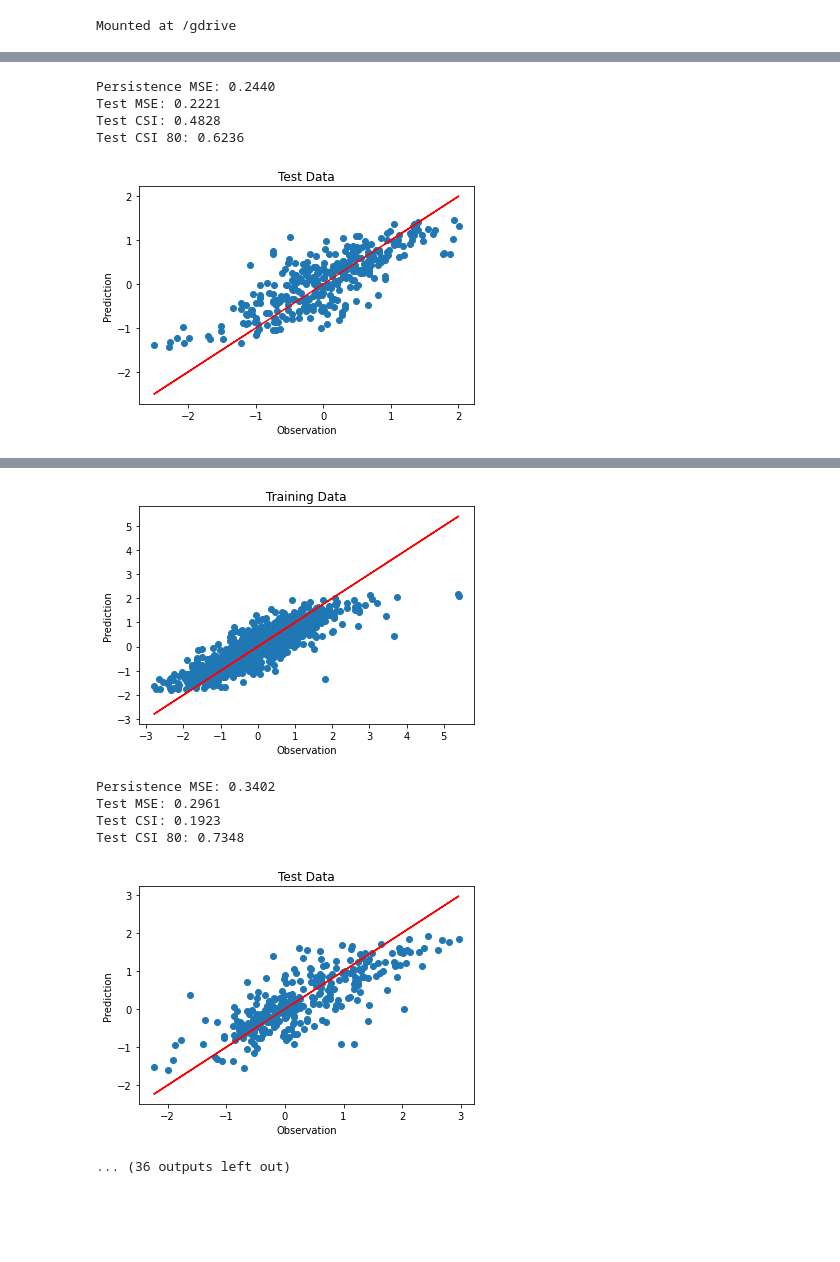
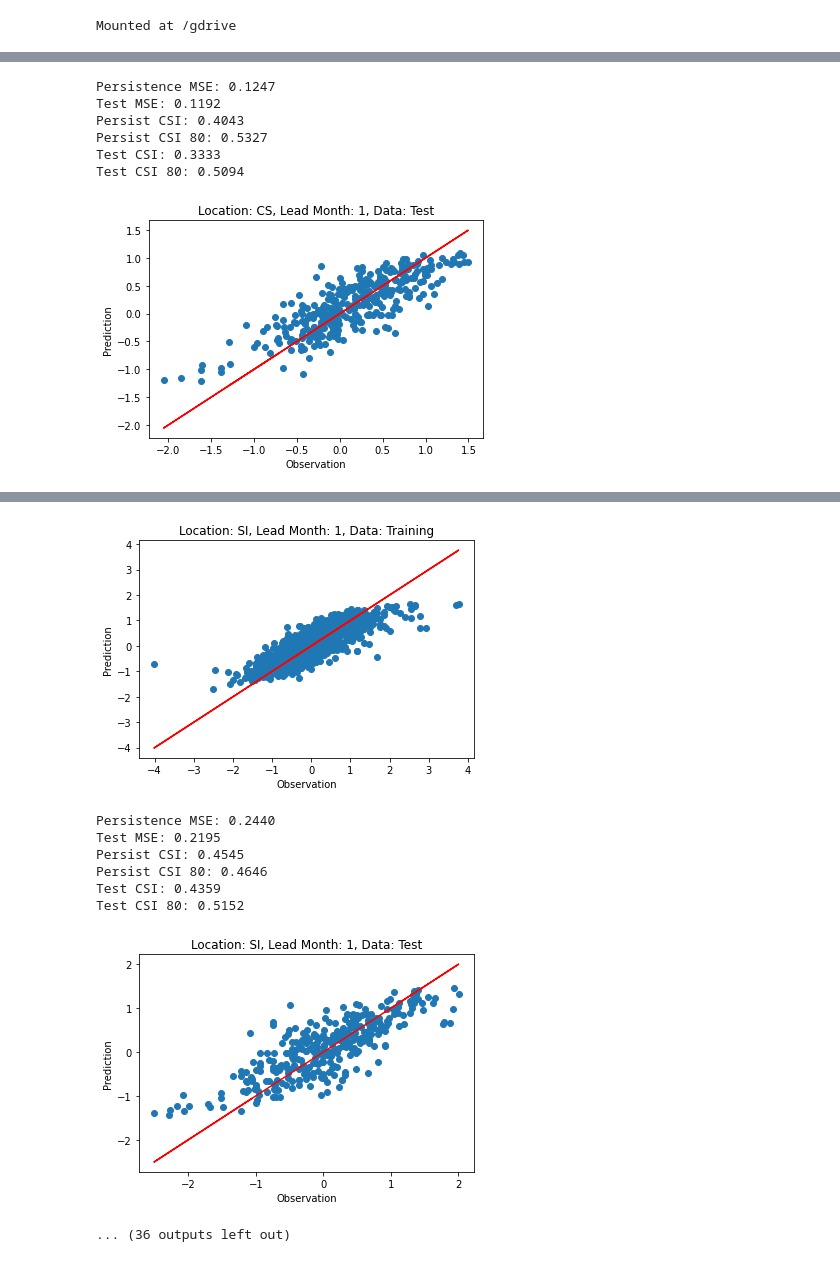
Before and after one commit to ding05/graphwaves_dgl, a Jupyter notebook: train_fcn.ipynb, the cells around one changed output, grey strips where cells are left out. Drawn from its saved outputs; the diff is of its cells as text; code cells hidden in the pictures; blank space fills up the shorter version.

```diff
--- a/train_fcn.ipynb
+++ b/train_fcn.ipynb
@@ -59,8 +59,8 @@ for npy_file in glob.glob(os.path.join(dir_path, '*.npy')):
 from scipy.stats import shapiro
 
 # Shapiro-Wilk Test (1965)
-for loc in list(arrays.keys()):
-    print('{}, mean: {:.4f}, std: {:.4f}'.format(loc, np.mean(arrays[loc]), np.std(arrays[loc])))
+for loc in sorted(list(arrays.keys())):
+    print('{}, mean: {:.4f}, std: {:.4f}'.format(loc.upper(), np.mean(arrays[loc]), np.std(arrays[loc])))
     stat, p = shapiro(arrays[loc])
     if p > 0.05:
         print("The array is normally distributed at a significance level of 0.05.")
@@ -101,7 +101,7 @@ l1_ratio = 1
 regularization = 'EN' + str(l1_ratio) + str(weight_decay)
 drop_out_rate = 0
 batch_size = 64
-num_train_epochs = 400
+num_train_epochs = 200
 
 data_path = 'data/'
 models_path = 'out/'
@@ -133,12 +133,15 @@ for lead_time in [1]:
     all_loc = []
     all_persist_mse = []
     all_test_mse = []
+    all_persist_csi = []
+    all_persist_csi_80 = []
     all_test_csi = []
     all_test_csi_80 = []
+    all_training_time = []
 
     for loc in list(arrays.keys()):
 
-        print('Location:', loc)
+        print('Location:', loc.upper())
 
         y = arrays[loc]
         y_all = y
@@ -154,13 +157,18 @@ for lead_time in [1]:
         x_test, y_test = torch.tensor(x_all_flat[num_train:]).to(torch.float32), torch.tensor(y_all[num_train:]).to(torch.float32)
 
         # The threshold for defining outliers using the 90th percentile
-        y_train_sorted = np.sort(y_train.numpy())
+        y_train_sorted = np.sort(y_train.numpy().squeeze())
         threshold = y_train_sorted[int(len(y_train_sorted)*0.9):][0]
         threshold_low = y_train_sorted[int(len(y_train_sorted)*0.8):][0]
+        print('90th Threshold:', threshold)
+        print('80th Threshold:', threshold_low)
 
         model = FCN(x_all_flat.shape[1], num_hid_feat, num_out_feat, drop_out_rate)
         optim = torch.optim.SGD(model.parameters(), lr=learning_rate, weight_decay=weight_decay)
         criterion = nn.MSELoss()
+
+        # Start time
+        start = time.time()
 
         for epoch in range(num_train_epochs):
             epoch_loss = 0
@@ -198,6 +206,10 @@ for lead_time in [1]:
                 epoch_loss /= len(x_train) // batch_size
                 print('Epoch [{}/{}], Avg Loss: {:.4f},  Val MSE: {:.4f}'.format(epoch+1, num_train_epochs, epoch_loss, val_mse))
 
+        # End time
+        stop = time.time()
+        training_time = str(round(stop - start, 4))
+
         with torch.no_grad():
             y_pred = model(x_train)
 
@@ -207,15 +219,26 @@ for lead_time in [1]:
         plt.plot(x, y, color='red')
         plt.xlabel('Observation')
         plt.ylabel('Prediction')
-        plt.title('Training Data')
+        plt.title('Location: {}, Lead Month: {}, Data: Training'.format(loc.upper(), lead_time))
         plt.show()
 
         with torch.no_grad():
-            persist_mse = criterion(y_test[lead_time:], y_test[:-lead_time])
+            persist_mse = criterion(y_test[:-lead_time], y_test[lead_time:])
             y_pred = model(x_test)
             test_mse = criterion(y_pred, y_test)
             print('Persistence MSE: {:.4f}'.format(persist_mse.item()))
             print('Test MSE: {:.4f}'.format(test_mse.item()))
+
+        pred_pos = [float(i) > threshold for i in y_test[:-lead_time]]
+        y_test_pos = [float(i) > threshold for i in y_test[lead_time:]]
+        persist_pos = [[pred_pos[i], y_test_pos[i]] for i in range(len(pred_pos))]
+        persist_csi = persist_pos.count([np.array([True]), np.array([True])]) / (persist_pos.count([np.array([True]), np.array([True])]) + persist_pos.count([np.array([True]), np.array([False])]) + persist_pos.count([np.array([False]), np.array([True])]))
+        print('Persist CSI: {:.4f}'.format(persist_csi))
+        pred_pos = [float(i) > threshold_low for i in y_test[:-lead_time]]
+        y_test_pos = [float(i) > threshold_low for i in y_test[lead_time:]]
+        persist_pos = [[pred_pos[i], y_test_pos[i]] for i in range(len(pred_pos))]
+        persist_csi_80 = persist_pos.count([np.array([True]), np.array([True])]) / (persist_pos.count([np.array([True]), np.array([True])]) + persist_pos.count([np.array([True]), np.array([False])]) + persist_pos.count([np.array([False]), np.array([True])]))
+        print('Persist CSI 80: {:.4f}'.format(persist_csi_80))
 
         pred_pos = [float(i) > threshold for i in y_pred]
         y_test_pos = [float(i) > threshold for i in y_test]
@@ -234,12 +257,15 @@ for lead_time in [1]:
         plt.plot(x, y, color='red')
         plt.xlabel('Observation')
         plt.ylabel('Prediction')
-        plt.title('Test Data')
+        plt.title('Location: {}, Lead Month: {}, Data: Test'.format(loc.upper(), lead_time))
         plt.show()
 
-        all_loc.append(loc)
+        all_loc.append(loc.upper())
         all_persist_mse.append(persist_mse)
         all_test_mse.append(test_mse)
         all_test_csi.append(test_csi)
         all_test_csi_80.append(test_csi_80)
+        all_persist_csi.append(persist_csi)
+        all_persist_csi_80.append(persist_csi_80)
+        all_training_time.append(training_time)
 # %% [output]
@@ -287,5 +307,7 @@ Epoch [400/400], Avg Loss: 0.2590,  Val MSE: 0.2221
-Persistence MSE: 0.2440
-Test MSE: 0.2221
-Test CSI: 0.4828
-Test CSI 80: 0.6236
+Persistence MSE: 0.1247
+Test MSE: 0.1192
+Persist CSI: 0.4043
+Persist CSI 80: 0.5327
+Test CSI: 0.3333
+Test CSI 80: 0.5094
-[figure, old version]
+[figure, new version]
@@ -309,7 +327,9 @@ Epoch [400/400], Avg Loss: 0.3589,  Val MSE: 0.2961
-[figure, old version]
+[figure, new version]
-Persistence MSE: 0.3402
-Test MSE: 0.2961
-Test CSI: 0.1923
-Test CSI 80: 0.7348
+Persistence MSE: 0.2440
+Test MSE: 0.2195
+Persist CSI: 0.4545
+Persist CSI 80: 0.4646
+Test CSI: 0.4359
+Test CSI 80: 0.5152
-[figure, old version]
+[figure, new version]
 ... (36 outputs left out)
```
Also changed, not shown: parts of 4 cells of this notebook.
